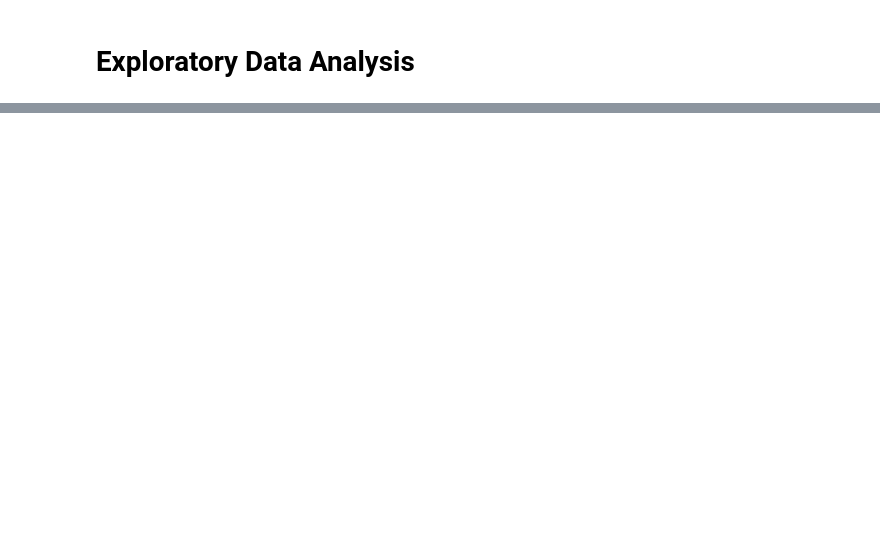
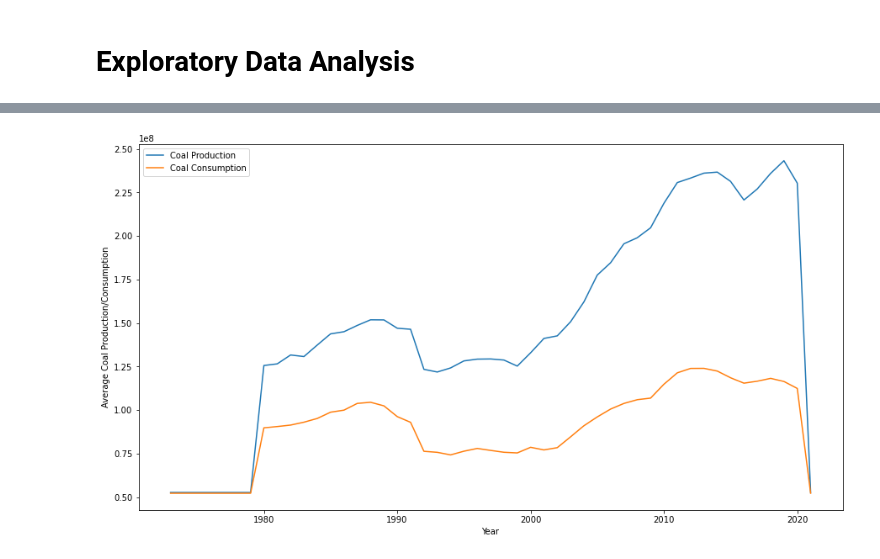
Before and after one commit to EjiKanyi/Fuel-production-vs-consumption, a Jupyter notebook: index.ipynb, the cells around one changed output, grey strips where cells are left out. Cells and saved outputs as stored; diff of their text form; code cells hidden in the pictures; blank space fills up the shorter version.

```diff
--- a/index.ipynb
+++ b/index.ipynb
@@ -143,0 +226,15 @@ data.describe()
+# %%
+mean_coal_production = data.groupby('Year')[['Coal production(Ton)', 'Coal consumption(Ton)']].mean().reset_index()
+
+plt.figure(figsize=(15, 8))
+# Use Seaborn lineplot to visualize the data
+sns.lineplot(x='Year', y='Coal production(Ton)', data=mean_coal_production, label='Coal Production')
+sns.lineplot(x='Year', y='Coal consumption(Ton)', data=mean_coal_production, label='Coal Consumption')
+
+
+plt.xlabel('Year')
+plt.ylabel('Average Coal Production/Consumption')
+plt.legend()
+plt.show()
+# %% [output]
+[figure, added]
```
Also changed, not shown: parts of 13 cells of this notebook.
